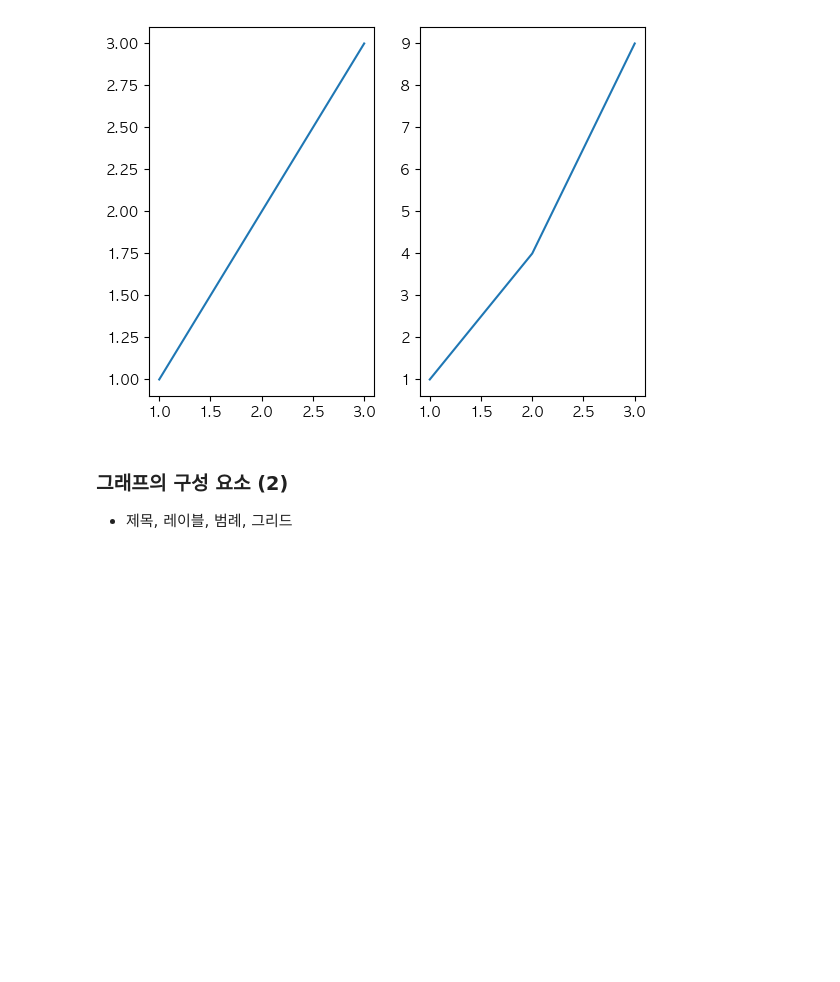
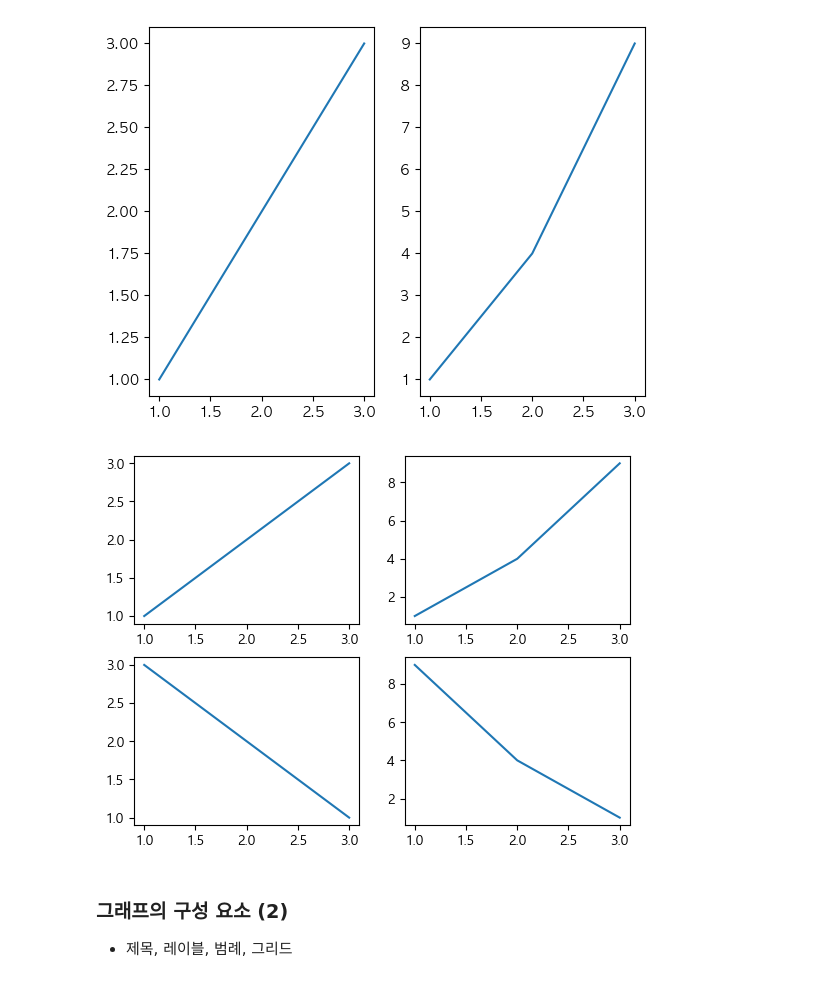
Before and after one commit to taehyunan-99/python-libraries, a Jupyter notebook: DATA/07_matplotlib.ipynb, the cells around one changed output. Cells and saved outputs as stored; diff of their text form; code cells hidden in the pictures; blank space fills up the shorter version.

```diff
--- a/DATA/07_matplotlib.ipynb
+++ b/DATA/07_matplotlib.ipynb
@@ -18,0 +12,6 @@ plt.rcParams['axes.unicode_minus'] = False
+# %%
+# 한글 깨짐 방지
+
+# Windows에서 한글 폰트 설정
+plt.rcParams['font.family'] = 'Malgun Gothic'  # '맑은 고딕'이 설치되어 있을 경우
+plt.rcParams['axes.unicode_minus'] = False     # 마이너스(-) 부호 깨짐 방지
@@ -53,14 +56,16 @@ plt.show()
 # %%
 # 2행 2열의 axes 생성
 fig, axs = plt.subplots(2,2)
 
 axs[0,0].plot([1,2,3], [1,2,3])
 axs[0,1].plot([1,2,3], [1,4,9])
 axs[1,0].plot([1,2,3], [3,2,1])
 axs[1,1].plot([1,2,3], [9,4,1])
-plt.tight_layout() # 그래프 간격 자동 조정
+# plt.tight_layout() # 그래프 간격 자동 조정
 
 plt.show()
+# %% [output]
+[figure, added]
 # %% [markdown]
 ### 그래프의 구성 요소 (2)
 - 제목, 레이블, 범례, 그리드
```
Also changed, not shown: parts of 13 cells of this notebook, 2 other files.
